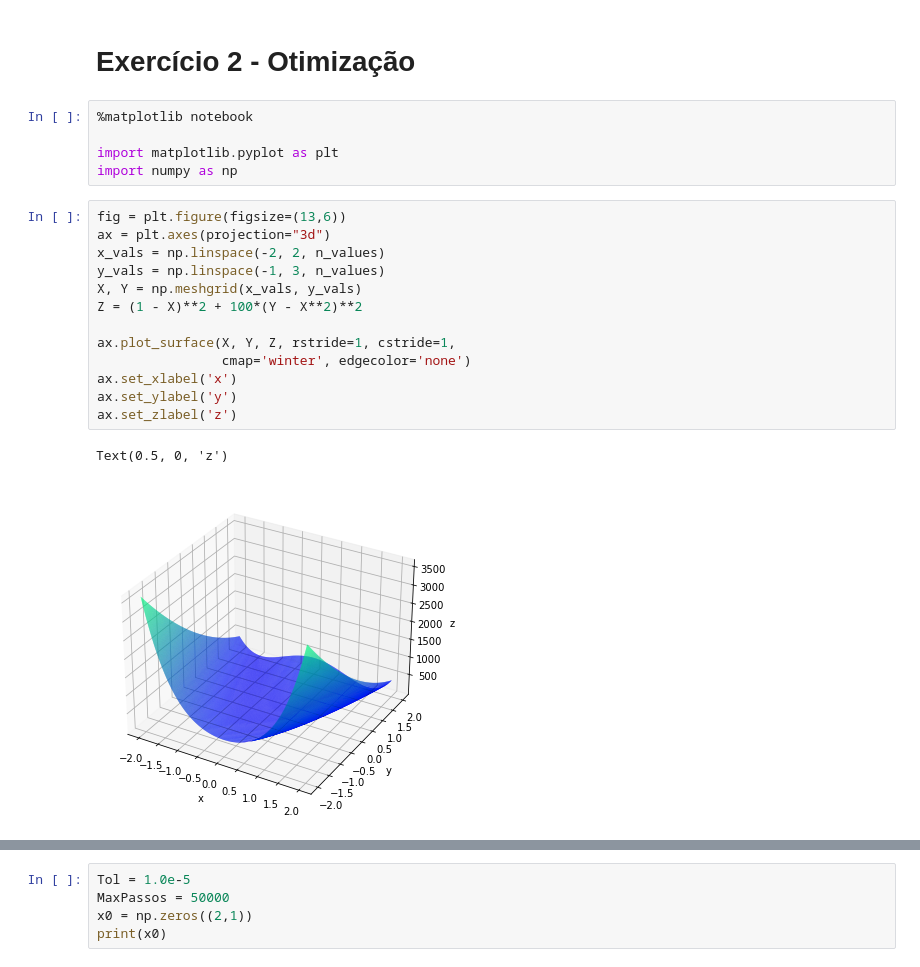
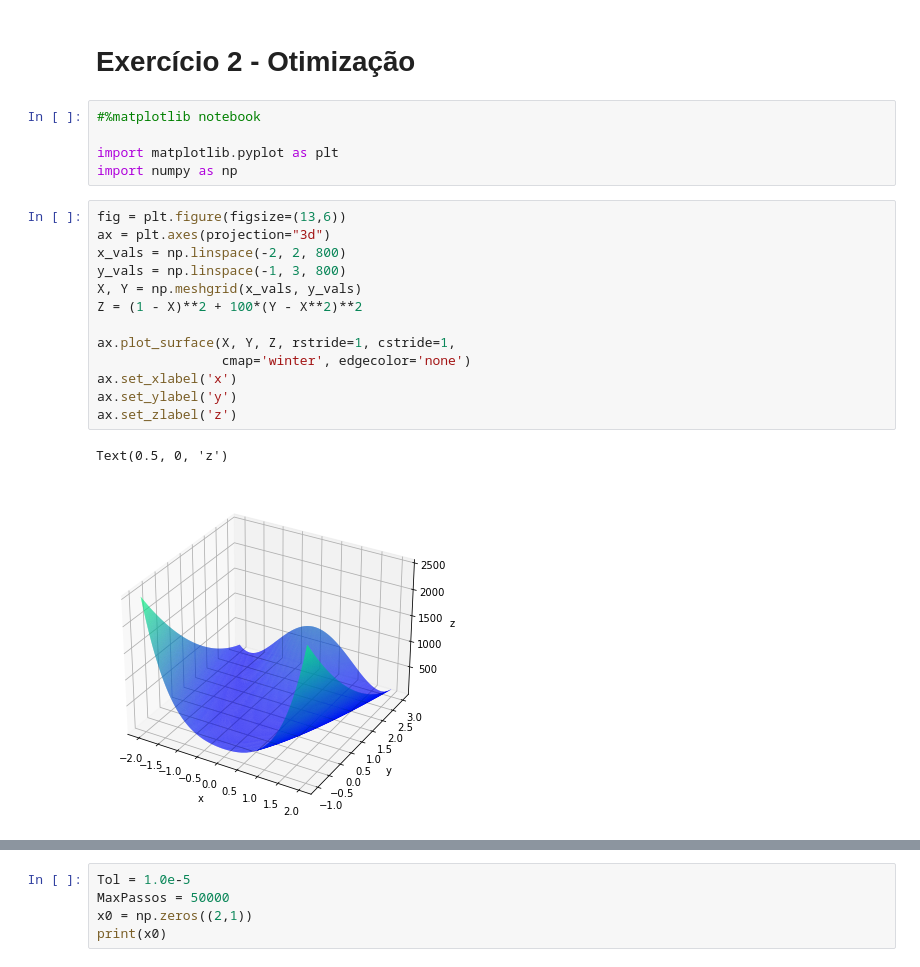
Before and after one commit to vitorml34/MO431, a Jupyter notebook: Tarefa-2.ipynb, the cells around one changed output, grey strips where cells are left out. Saved outputs shown, nothing was run; the diff lists cells and outputs as text.

```diff
--- a/Tarefa-2.ipynb
+++ b/Tarefa-2.ipynb
@@ -1,24 +1,24 @@
 # %% [markdown]
 # Exercício 2 - Otimização
 # %%
-%matplotlib notebook
+#%matplotlib notebook
 
 import matplotlib.pyplot as plt
 import numpy as np
 # %%
 fig = plt.figure(figsize=(13,6))
 ax = plt.axes(projection="3d")
-x_vals = np.linspace(-2, 2, n_values)
-y_vals = np.linspace(-1, 3, n_values)
+x_vals = np.linspace(-2, 2, 800)
+y_vals = np.linspace(-1, 3, 800)
 X, Y = np.meshgrid(x_vals, y_vals)
 Z = (1 - X)**2 + 100*(Y - X**2)**2
 
 ax.plot_surface(X, Y, Z, rstride=1, cstride=1,
                 cmap='winter', edgecolor='none')
 ax.set_xlabel('x')
 ax.set_ylabel('y')
 ax.set_zlabel('z')
 # %% [output]
 Text(0.5, 0, 'z')
-[figure, old version]
+[figure, new version]
 # %%
```
Also changed, not shown: parts of 1 cell of this notebook.
